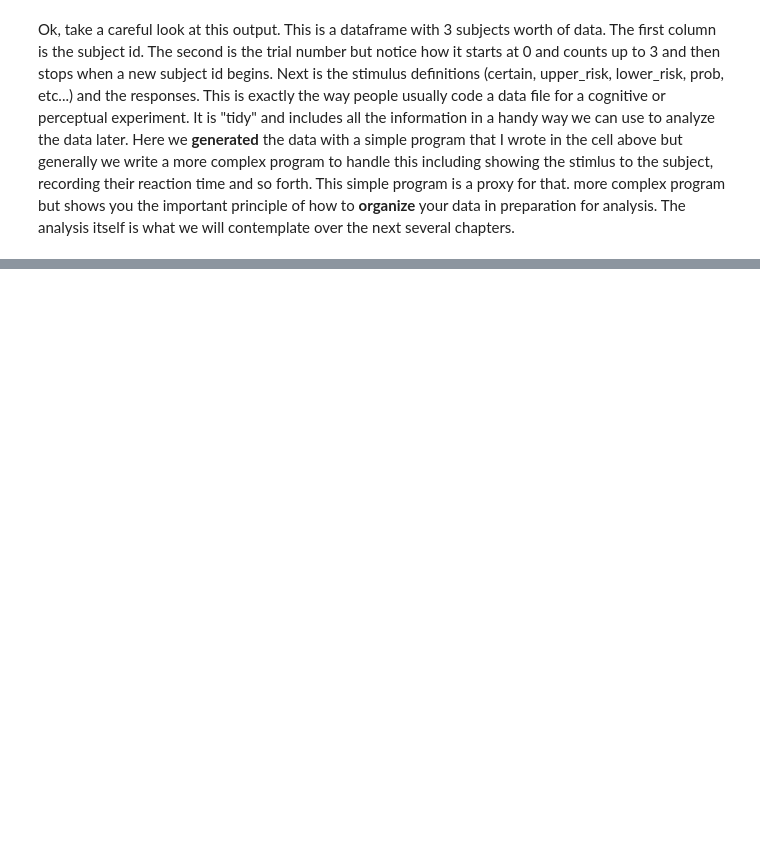
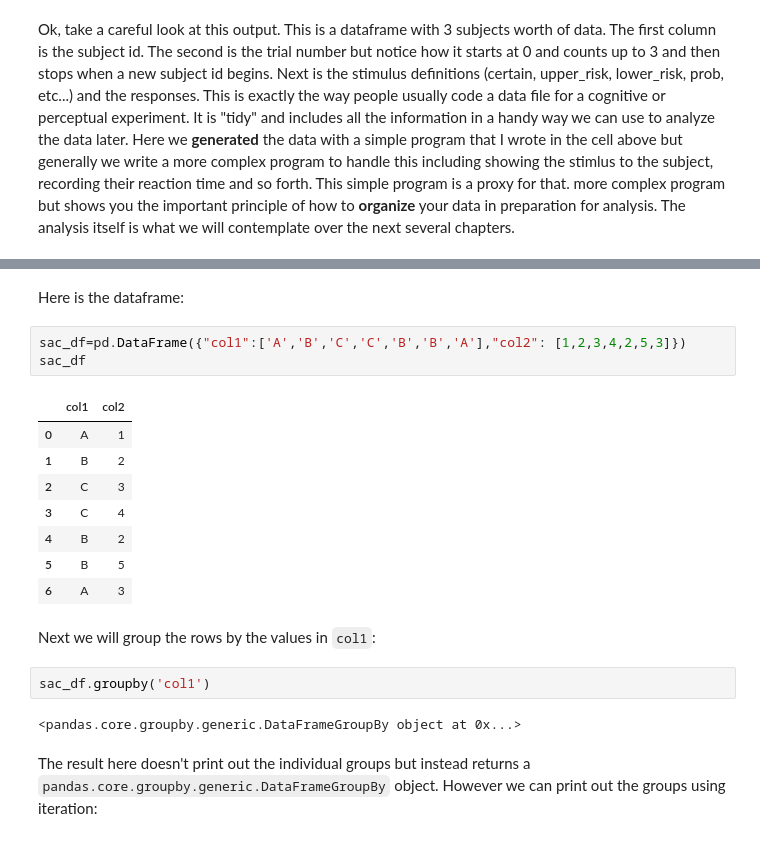
Before and after one commit to gureckis/nyu_lab_in_cognition, a Jupyter notebook: book/chapters/05/00-data.ipynb, the cells around one changed output, grey strips where cells are left out. Cells and saved outputs as stored; diff of their text form; blank space fills up the shorter version.

```diff
--- a/book/chapters/05/00-data.ipynb
+++ b/book/chapters/05/00-data.ipynb
@@ -1294,0 +1340,22 @@ Ok, take a careful look at this output.  This is a dataframe with 3 subjects wor
+# %% [markdown]
+Here is the dataframe:
+# %%
+sac_df=pd.DataFrame({"col1":['A','B','C','C','B','B','A'],"col2": [1,2,3,4,2,5,3]})
+sac_df
+# %% [output]
+|  | col1 | col2 |
+| 0 | A | 1 |
+| 1 | B | 2 |
+| 2 | C | 3 |
+| 3 | C | 4 |
+| 4 | B | 2 |
+| 5 | B | 5 |
+| 6 | A | 3 |
+# %% [markdown]
+Next we will group the rows by the values in `col1`:
+# %%
+sac_df.groupby('col1')
+# %% [output]
+<pandas.core.groupby.generic.DataFrameGroupBy object at 0x...>
+# %% [markdown]
+The result here doesn't print out the individual groups but instead returns a `pandas.core.groupby.generic.DataFrameGroupBy` object.  However we can print out the groups using iteration:
```
Also changed, not shown: parts of 27 cells of this notebook, 1 other file.
